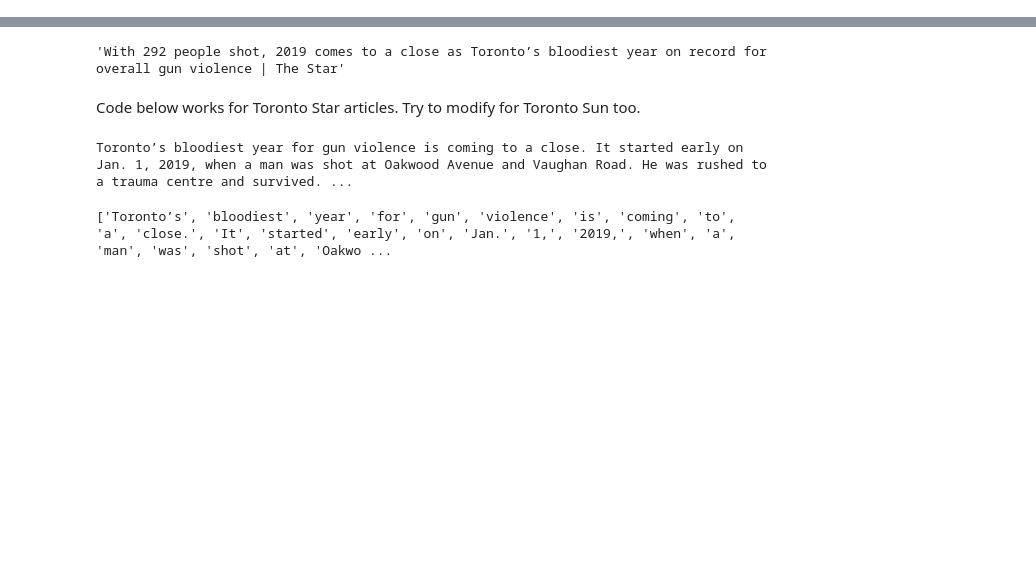
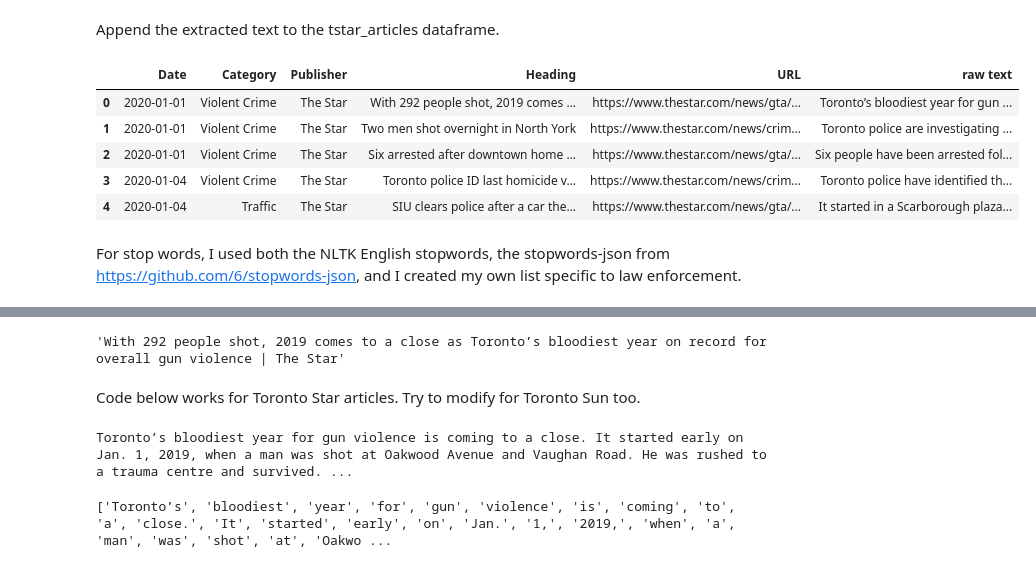
Before and after one commit to MarissaFosse/ryersoncapstone, a Jupyter notebook: TPSMedia.ipynb, the cells around one changed output, grey strips where cells are left out. Saved outputs shown, nothing was run; the diff lists cells and outputs as text; code cells hidden in the pictures; blank space fills up the shorter version.

```diff
--- a/TPSMedia.ipynb
+++ b/TPSMedia.ipynb
@@ -0,0 +52,9 @@
+# %%
+url_to_sents = {}
+
+for url in tstar_articles['URL']:
+    response = requests.get(url)
+    bsoup = BeautifulSoup(response.content.decode('utf8'))
+    if bsoup.find(class_='c-article-body__content'):
+      article_sents = ' '.join([p.text for p in bsoup.find(class_='c-article-body__content').find_all('p')])
+    url_to_sents[url] = article_sents
@@ -1 +63,17 @@
+# %% [markdown]
+Append the extracted text to the tstar_articles dataframe.
+# %%
+urls, texts = zip(*url_to_sents.items())
+data = {'urls':urls, 'text':texts}
+df1 = pd.DataFrame.from_dict(data)
+
+tstar_articles['raw text'] = df1['text']
+tstar_articles.head()
+# %% [output]
+|  | Date | Category | Publisher | Heading | URL | raw text |
+| 0 | 2020-01-01 | Violent Crime | The Star | With 292 people shot, 2019 comes ... | https://www.thestar.com/news/gta/... | Toronto’s bloodiest year for gun ... |
+| 1 | 2020-01-01 | Violent Crime | The Star | Two men shot overnight in North York | https://www.thestar.com/news/crim... | Toronto police are investigating ... |
+| 2 | 2020-01-01 | Violent Crime | The Star | Six arrested after downtown home ... | https://www.thestar.com/news/gta/... | Six people have been arrested fol... |
+| 3 | 2020-01-04 | Violent Crime | The Star | Toronto police ID last homicide v... | https://www.thestar.com/news/crim... | Toronto police have identified th... |
+| 4 | 2020-01-04 | Traffic | The Star | SIU clears police after a car the... | https://www.thestar.com/news/gta/... | It started in a Scarborough plaza... |
 # %%
@@ -10,0 +88,2 @@ import random
+# %% [markdown]
+For stop words, I used both the NLTK English stopwords, the stopwords-json from https://github.com/6/stopwords-json, and I created my own list specific to law enforcement.
```
Also changed, not shown: parts of 45 cells of this notebook, 1 other file.
